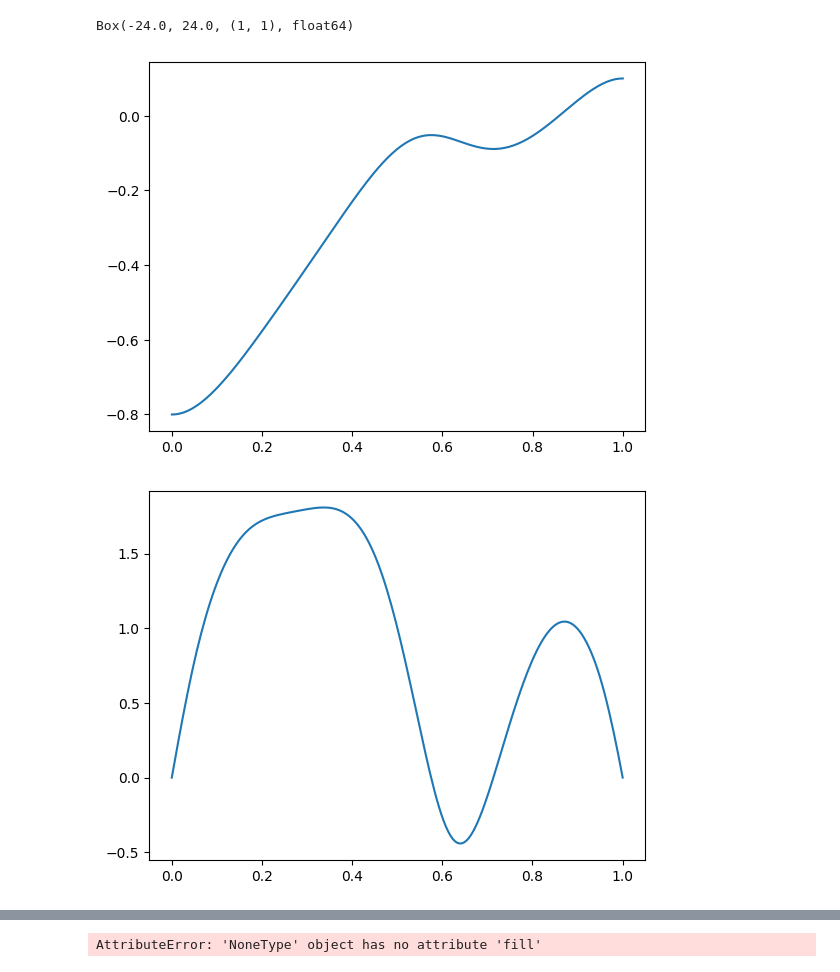
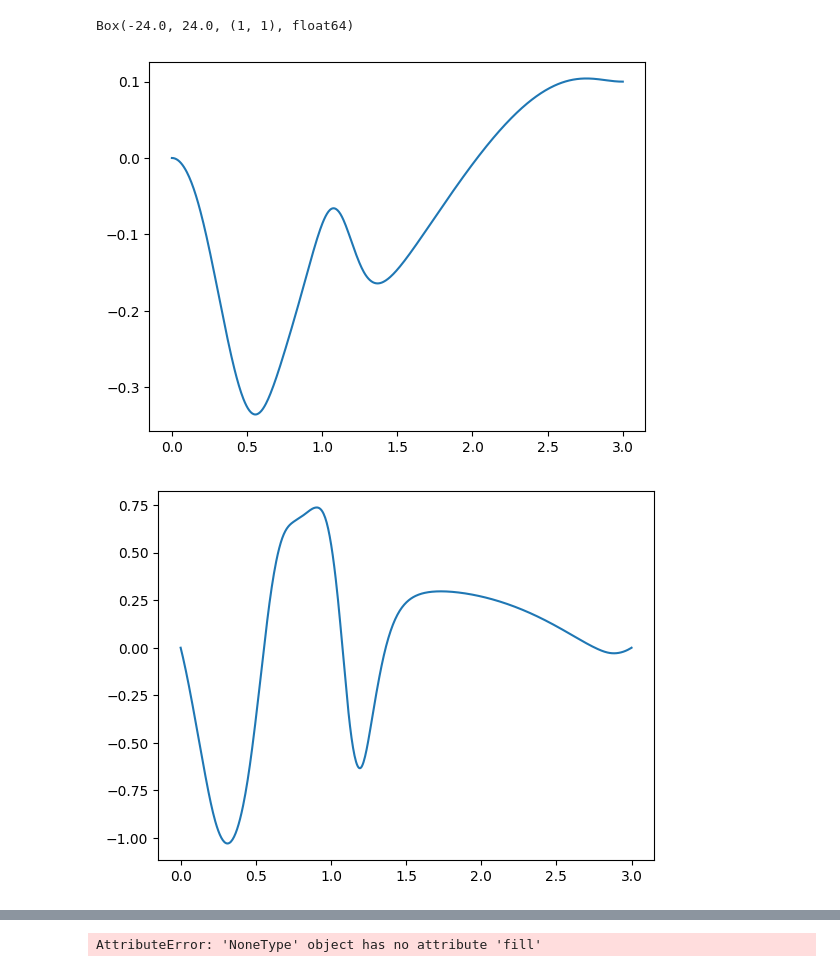
Before and after one commit to sackariaslunman/inverted-pendulum, a Jupyter notebook: src/env_cartpoles_direct_collocation.ipynb, the cells around one changed output, grey strips where cells are left out. Cells and saved outputs as stored; diff of their text form; code cells hidden in the pictures.

```diff
--- a/src/env_cartpoles_direct_collocation.ipynb
+++ b/src/env_cartpoles_direct_collocation.ipynb
@@ -19,7 +19,7 @@ system = CartPoleSystem(
     (0.0, 0.5, 0.005, -0.8, 0.8, Colors.red),
     (0.2, 8.7e-5, 8.7e-5, 0.02, 0.05, 24.0, Colors.black),
     [
-        (0, 0.1, 0.2, 0.001, Colors.green),
+        (0, 1, 0.2, 0.001, Colors.green),
     ],
     g,
     dt,
@@ -36,35 +36,35 @@ Box(-24.0, 24.0, (1, 1), float64)
 direct_collocation = DirectCollocation(
     41,
     system.differentiate,
     system.state_lower_bound.shape[0],
     system.state_upper_bound.shape[0],
     system.state_lower_bound,
     system.state_upper_bound,
     system.control_lower_bound,
     system.control_upper_bound,
     0.001
 )
 
-x0 = np.vstack([-0.8, 0, radians(180), 0])
+x0 = np.vstack([0, 0, radians(180), 0])
 
 r = np.vstack(
     [0.1, 0, 0, 0]
 )
 
-end_time = 1
+end_time = 3
 N = int(end_time/dt)
 
 last_update = perf_counter()
 
-state, control = direct_collocation.make_controller(end_time, N, x0, r)
+state, control = direct_collocation.make_controller(end_time, x0, r, N)
 
 time = np.linspace(0, end_time, N)
 
 for s in state:
     plt.plot(time, s)
     plt.show()
 plt.plot(control[0])
 plt.show()
 # %% [output]
-[figure, old version]
+[figure, new version]
-[figure, old version]
+[figure, new version]
```
Also changed, not shown: parts of 3 cells of this notebook, 5 other files.
